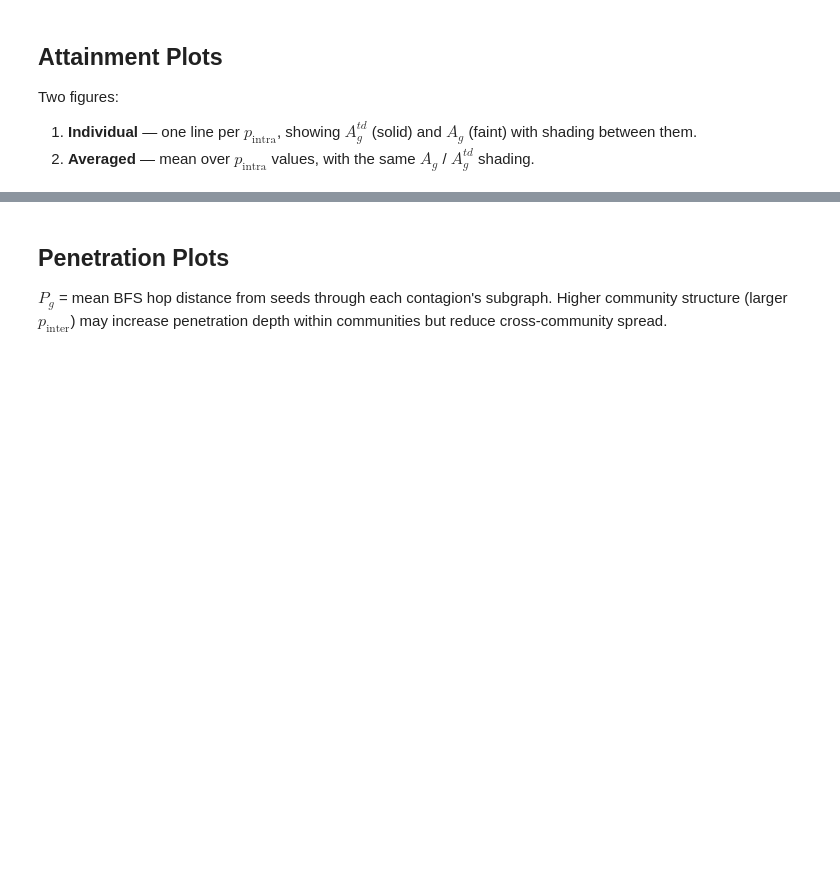
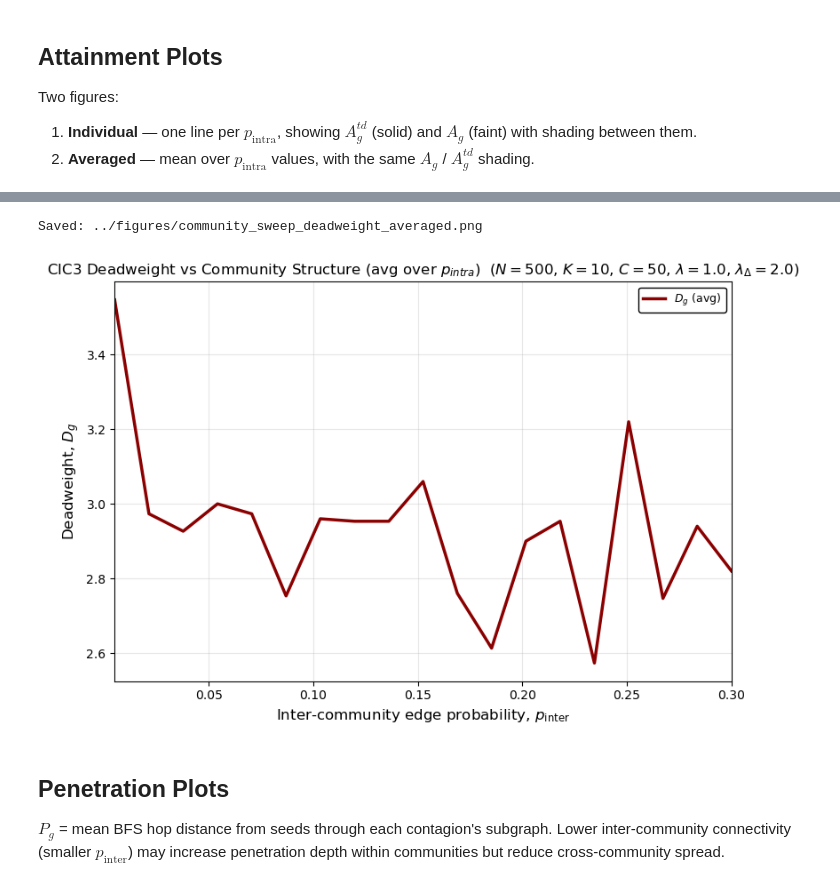
Before and after one commit to ThomasBlalock/Optimal-Seeding-in-Simplicial-Contagion-Models, a Jupyter notebook: experiments/community_structure_sweeps.ipynb, the cells around one changed output, grey strips where cells are left out. Saved outputs shown, nothing was run; the diff lists cells and outputs as text; code cells hidden in the pictures; blank space fills up the shorter version.

```diff
--- a/experiments/community_structure_sweeps.ipynb
+++ b/experiments/community_structure_sweeps.ipynb
@@ -371,38 +437,41 @@ plt.show()
 # %%
 Dg_stack = np.array([
     [all_results[(round(p_inter, 4), p_intra)]['Dg_mean']
      for p_inter in P_INTER_VALS]
     for p_intra in P_INTRA_VALS
 ])
 Dg_avg = Dg_stack.mean(axis=0)
 
 fig, ax = plt.subplots(figsize=(8, 5.5))
 
 ax.plot(P_INTER_VALS, Dg_avg, color='darkred', lw=2.5, label=r'$D_g$ (avg)')
 ax.fill_between(P_INTER_VALS, Dg_avg - Dg_stack.std(axis=0),
                 Dg_avg + Dg_stack.std(axis=0), color='darkred', alpha=0.12)
 
 ax.set_xlim(P_INTER_VALS[0], P_INTER_VALS[-1])
 ax.set_xlabel(r'Inter-community edge probability, $p_{\mathrm{inter}}$', fontsize=12)
 ax.set_ylabel(r'Deadweight, $D_g$', fontsize=12)
 ax.set_title(
-    rf'CIC3 Deadweight vs Community Structure (avg over $p_{{inter}}$)  '
+    rf'CIC3 Deadweight vs Community Structure (avg over $p_{{intra}}$)  '
     rf'($N={N}$, $K={K_COMM}$, $C={C}$, '
     rf'$\lambda={LAMBDA}$, $\lambda_\Delta={LAMBDA_DELTA}$)',
     fontsize=12,
 )
 ax.legend(loc='best', framealpha=1, edgecolor='black', fontsize=9)
 ax.grid(alpha=0.3)
 plt.tight_layout()
 out_path = '../figures/community_sweep_deadweight_averaged.png'
 plt.savefig(out_path, dpi=300, bbox_inches='tight')
 print(f'Saved: {out_path}')
 plt.show()
+# %% [output]
+Saved: ../figures/community_sweep_deadweight_averaged.png
+[figure, added]
 # %% [markdown]
 ## Penetration Plots
 
 $P_g$ = mean BFS hop distance from seeds through each contagion's subgraph.
-Higher community structure (larger $p_{\mathrm{inter}}$) may increase penetration
+Lower inter-community connectivity (smaller $p_{\mathrm{inter}}$) may increase penetration
 depth within communities but reduce cross-community spread.
 # %%
 fig, ax = plt.subplots(figsize=(8, 5.5))
```
Also changed, not shown: parts of 9 cells of this notebook, 38 other files.
